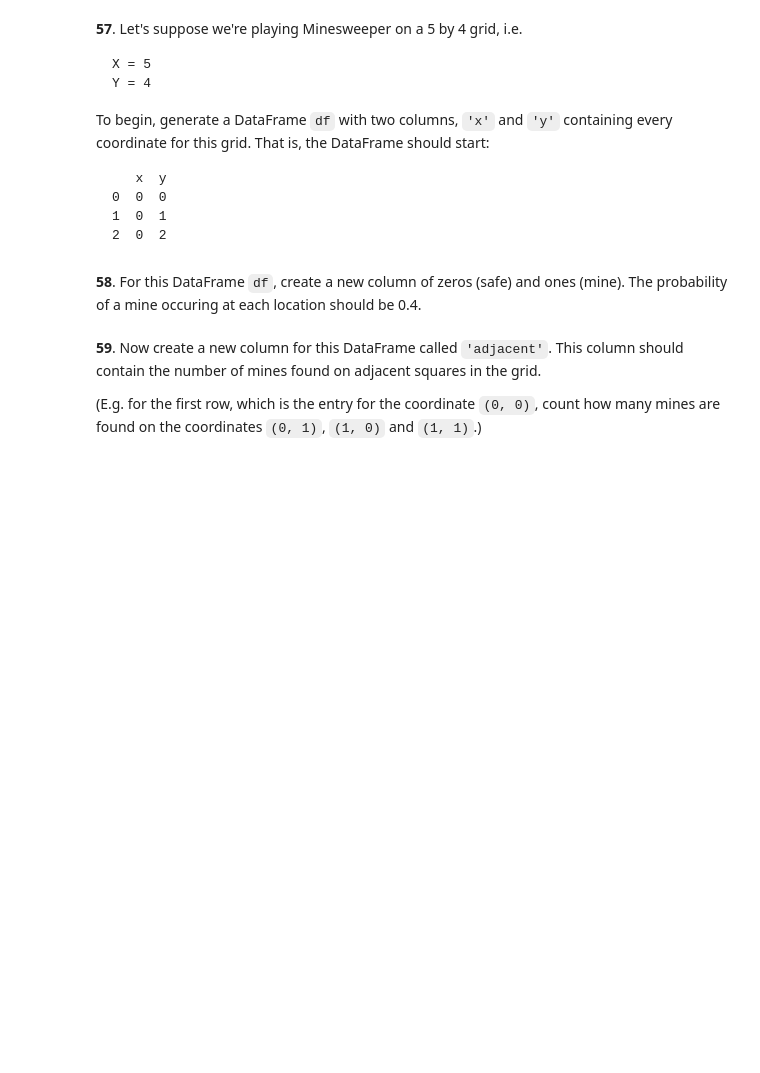
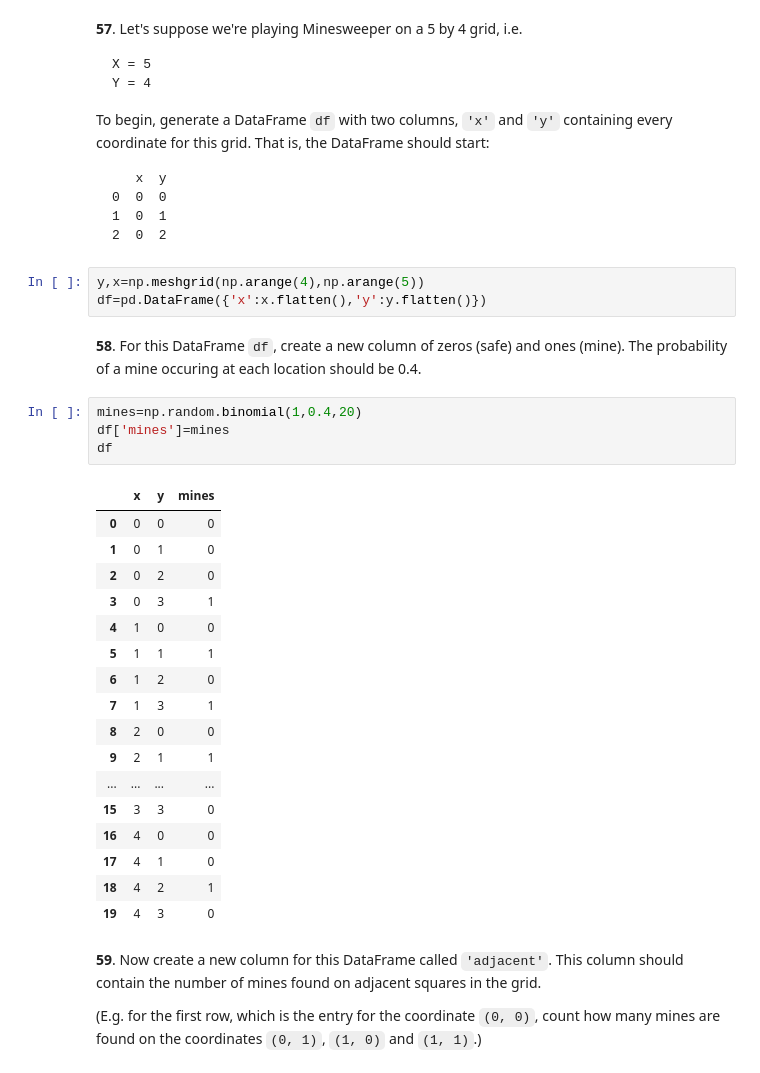
Before and after one commit to Avraham2489/DS_Training, a Jupyter notebook: B - Python/pandas/pandas_puzzles.ipynb, the cells around one changed output. Drawn from its saved outputs; the diff is of its cells as text; blank space fills up the shorter version.

````diff
--- a/B - Python/pandas/pandas_puzzles.ipynb
+++ b/B - Python/pandas/pandas_puzzles.ipynb
@@ -338,8 +1022,33 @@ To begin, generate a DataFrame `df` with two columns, `'x'` and `'y'` containing
 1  0  1
 2  0  2
 ```
+# %%
+y,x=np.meshgrid(np.arange(4),np.arange(5))
+df=pd.DataFrame({'x':x.flatten(),'y':y.flatten()})
 # %% [markdown]
 **58**. For this DataFrame `df`, create a new column of zeros (safe) and ones (mine). The probability of a mine occuring at each location should be 0.4.
+# %%
+mines=np.random.binomial(1,0.4,20)
+df['mines']=mines
+df
+# %% [output]
+|  | x | y | mines |
+| 0 | 0 | 0 | 0 |
+| 1 | 0 | 1 | 0 |
+| 2 | 0 | 2 | 0 |
+| 3 | 0 | 3 | 1 |
+| 4 | 1 | 0 | 0 |
+| 5 | 1 | 1 | 1 |
+| 6 | 1 | 2 | 0 |
+| 7 | 1 | 3 | 1 |
+| 8 | 2 | 0 | 0 |
+| 9 | 2 | 1 | 1 |
+| ... | ... | ... | ... |
+| 15 | 3 | 3 | 0 |
+| 16 | 4 | 0 | 0 |
+| 17 | 4 | 1 | 0 |
+| 18 | 4 | 2 | 1 |
+| 19 | 4 | 3 | 0 |
 # %% [markdown]
 **59**. Now create a new column for this DataFrame called `'adjacent'`. This column should contain the number of mines found on adjacent squares in the grid.
 
````
Also changed, not shown: parts of 64 cells of this notebook.
